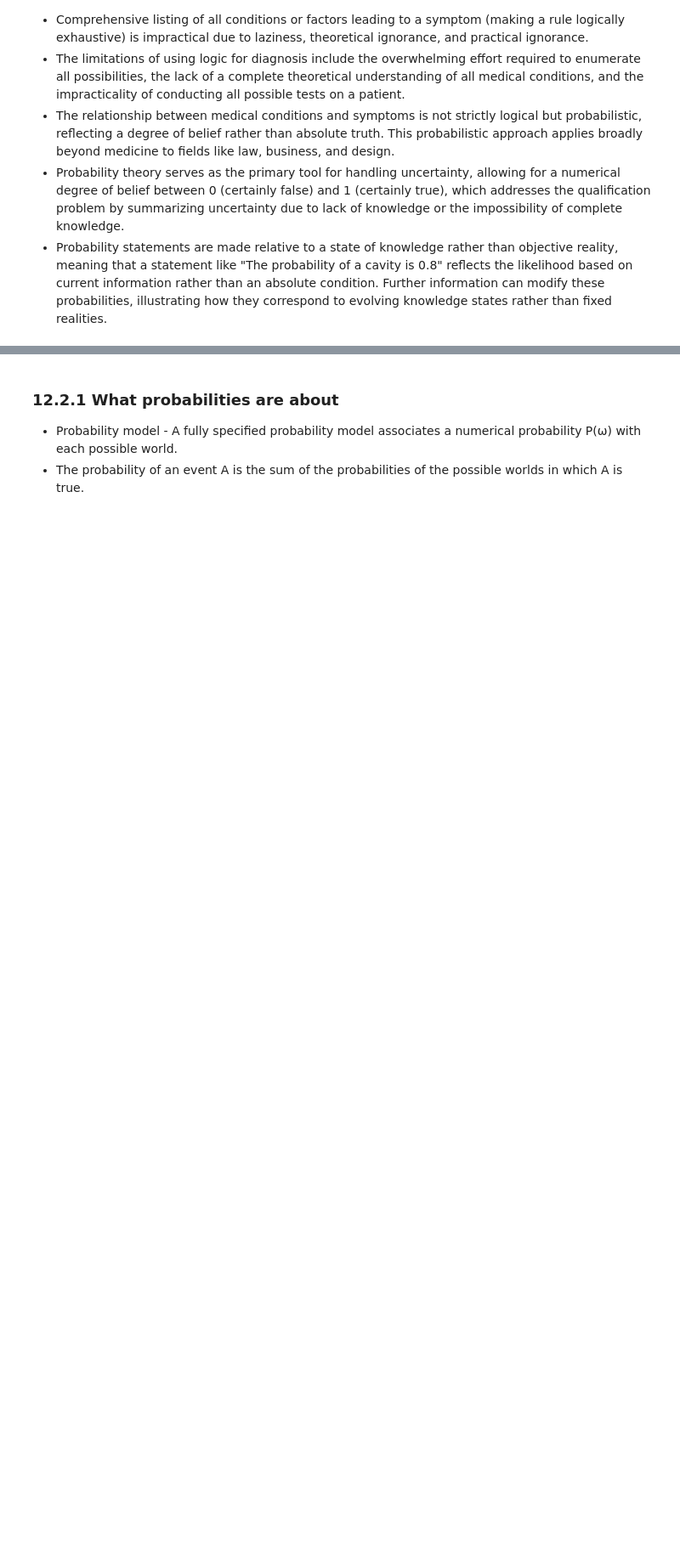
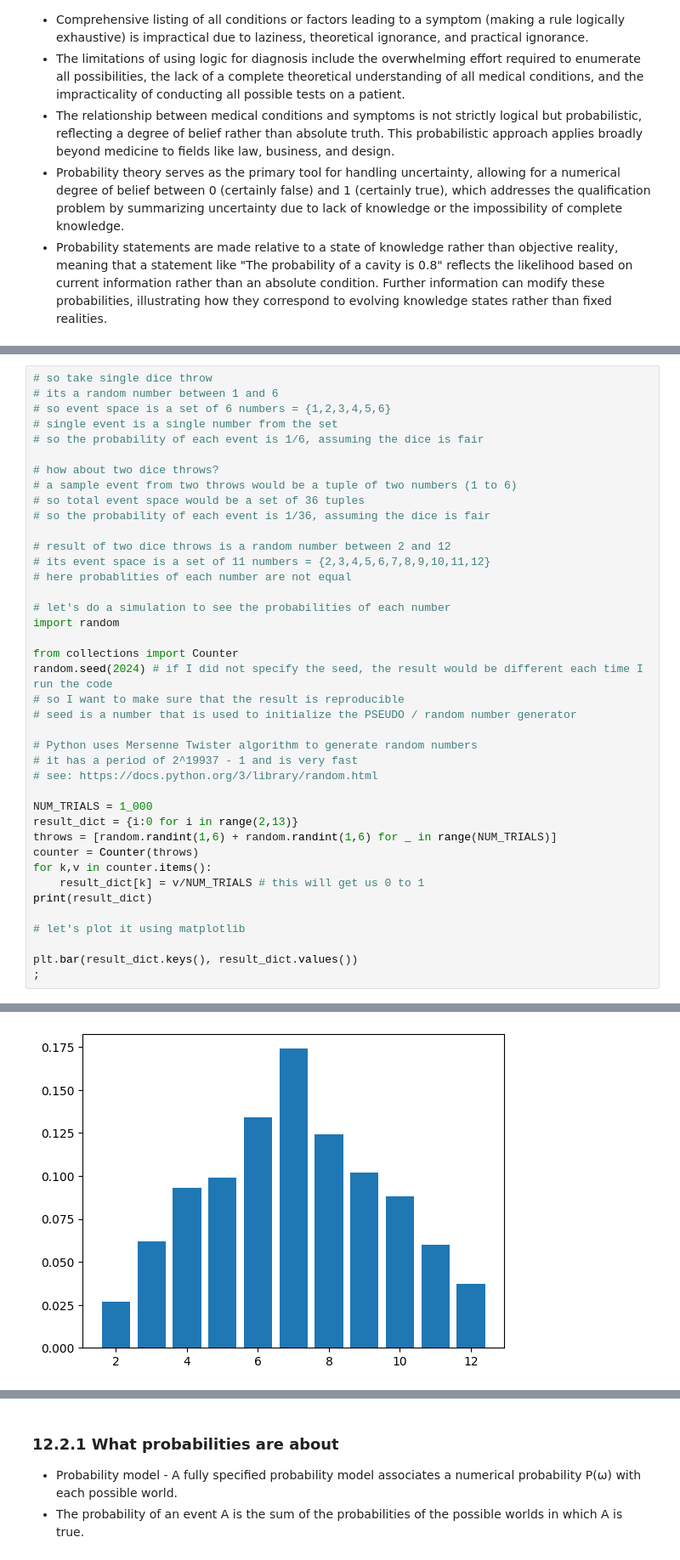
Before and after one commit to ValRCS/RBS_PBM773_Introduction_to_AI, a Jupyter notebook: notebooks/ch12_quantifying_uncertainty.ipynb, the cells around one changed output, grey strips where cells are left out. Shown at 85% size. Drawn from its saved outputs; the diff is of its cells as text; blank space fills up the shorter version.

```diff
--- a/notebooks/ch12_quantifying_uncertainty.ipynb
+++ b/notebooks/ch12_quantifying_uncertainty.ipynb
@@ -37,0 +54,41 @@
+# %%
+# so take single dice throw
+# its a random number between 1 and 6
+# so event space is a set of 6 numbers = {1,2,3,4,5,6}
+# single event is a single number from the set
+# so the probability of each event is 1/6, assuming the dice is fair
+
+# how about two dice throws?
+# a sample event from two throws would be a tuple of two numbers (1 to 6)
+# so total event space would be a set of 36 tuples
+# so the probability of each event is 1/36, assuming the dice is fair
+
+# result of two dice throws is a random number between 2 and 12
+# its event space is a set of 11 numbers = {2,3,4,5,6,7,8,9,10,11,12}
+# here probablities of each number are not equal
+
+# let's do a simulation to see the probabilities of each number
+import random
+
+from collections import Counter
+random.seed(2024) # if I did not specify the seed, the result would be different each time I run the code
+# so I want to make sure that the result is reproducible
+# seed is a number that is used to initialize the PSEUDO / random number generator
+
+# Python uses Mersenne Twister algorithm to generate random numbers
+# it has a period of 2^19937 - 1 and is very fast
+# see: https://docs.python.org/3/library/random.html
+
+NUM_TRIALS = 1_000
+result_dict = {i:0 for i in range(2,13)}
+throws = [random.randint(1,6) + random.randint(1,6) for _ in range(NUM_TRIALS)]
+counter = Counter(throws)
+for k,v in counter.items():
+    result_dict[k] = v/NUM_TRIALS # this will get us 0 to 1
+print(result_dict)
+
+# let's plot it using matplotlib
+
+plt.bar(result_dict.keys(), result_dict.values())
+;
+# %% [output]
@@ -37,0 +97 @@
+[figure, added]
```
Also changed, not shown: parts of 11 cells of this notebook.
